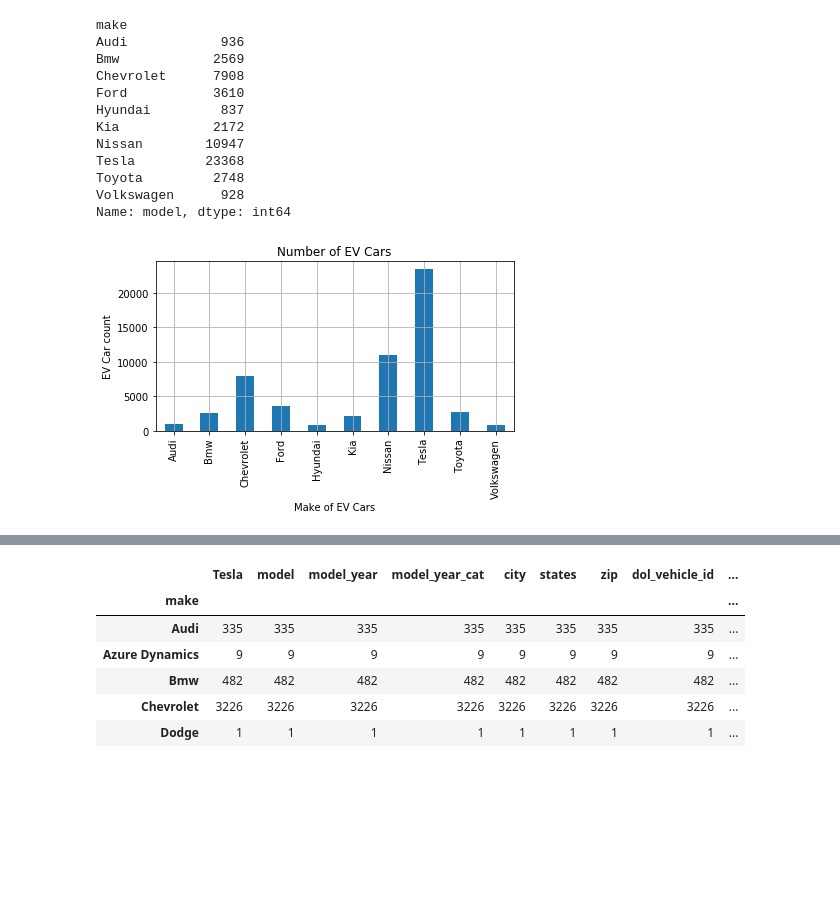
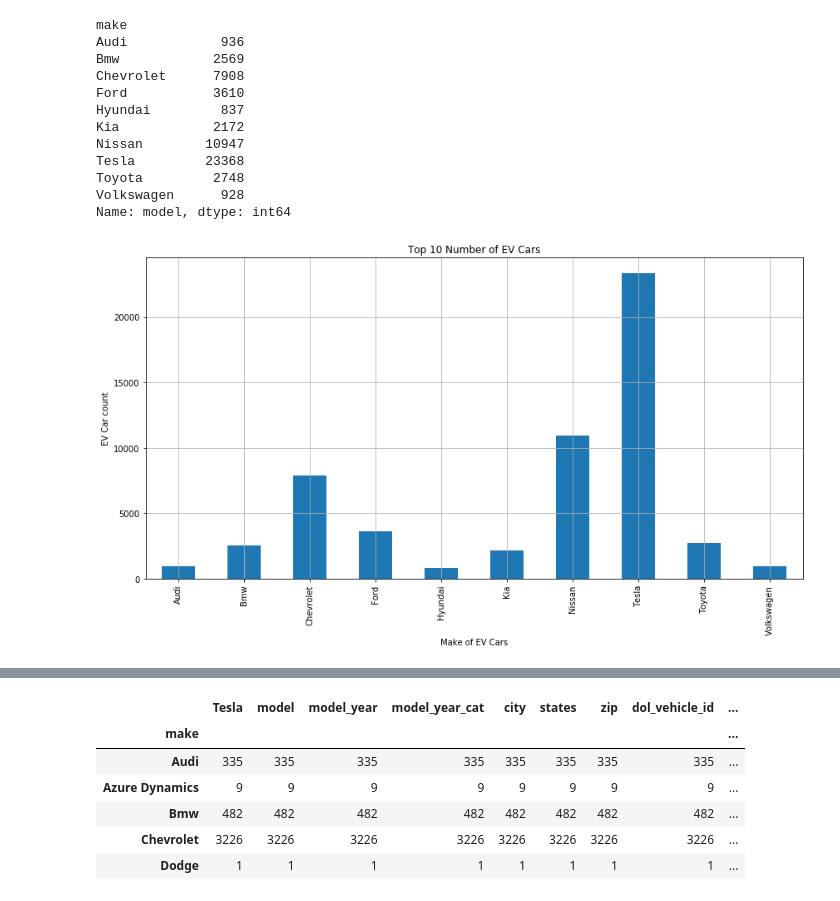
Before and after one commit to charlim26/Project-2-EV, a Jupyter notebook: electric_car_charts.ipynb, the cells around one changed output, grey strips where cells are left out. Cells and saved outputs as stored; diff of their text form; code cells hidden in the pictures; blank space fills up the shorter version.

Commit message:
updating graphs in notebook

```diff
--- a/electric_car_charts.ipynb
+++ b/electric_car_charts.ipynb
@@ -86,14 +86,15 @@ Toyota         2748
 Volkswagen      928
 Name: model, dtype: int64
 # %%
-ev_car_chart = top_10_ev_car_final.plot(kind='bar')
+ev_car_chart = top_10_ev_car_final.plot(kind='bar',figsize=(12,7))
+
 
 # Set the xlabel and ylabel using class methods
 ev_car_chart.set_xlabel("Make of EV Cars")
 ev_car_chart.set_ylabel("EV Car count")
-ev_car_chart.set_title("Number of EV Cars")
+ev_car_chart.set_title("Top 10 Number of EV Cars")
 plt.tight_layout()
 plt.grid()
 plt.show()
 # %% [output]
-[figure, old version]
+[figure, new version]
```
Also changed, not shown: parts of 7 cells of this notebook.
